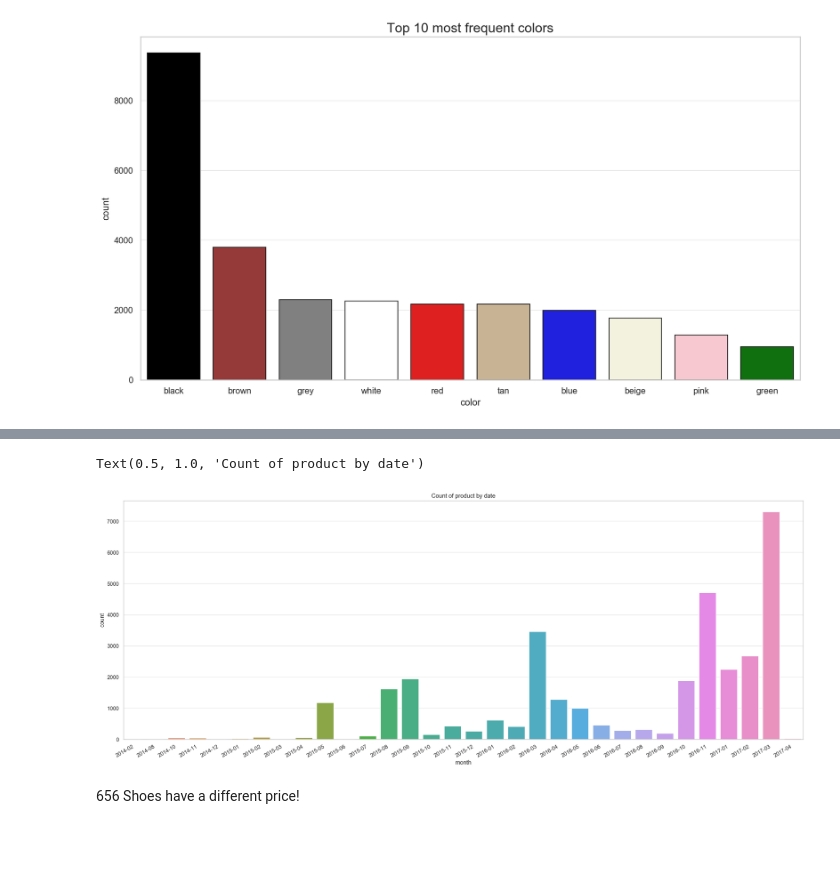
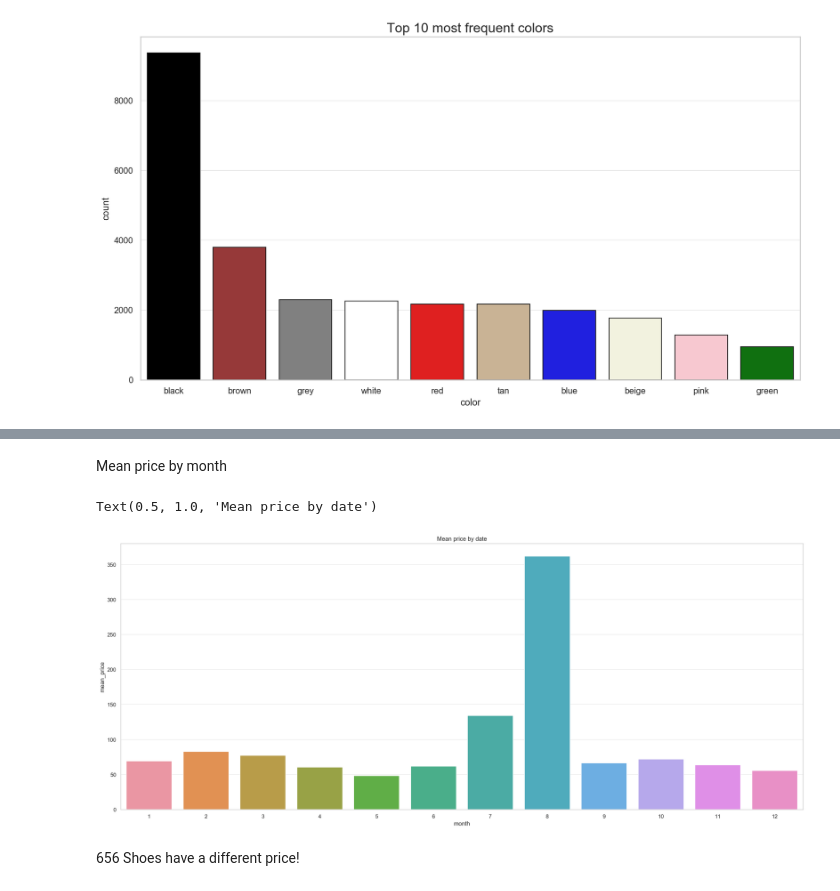
Before and after one commit to robotenique/EDA-shoes-data, a Jupyter notebook: DataScienceEP1_juliano.ipynb, the cells around one changed output, grey strips where cells are left out. Drawn from its saved outputs; the diff is of its cells as text; code cells hidden in the pictures; blank space fills up the shorter version.

```diff
--- a/DataScienceEP1_juliano.ipynb
+++ b/DataScienceEP1_juliano.ipynb
@@ -306,19 +299,20 @@ sns.jointplot(x="prices_amountMax", y="prices_amountMin", data=df1)
+# %% [markdown]
+Mean price by month
 # %%
 fig, ax = plt.subplots(figsize=(25, 10))
 g = sns.barplot(
     x="month",
-    y="count",
-    data=df1.groupby(pd.to_datetime(df1.dateAdded).dt.strftime("%Y-%m"))
-    .id.count()
+    y="mean_price",
+    data=df1.groupby(pd.to_datetime(df1.dateAdded).dt.month)
+    .apply(lambda df: df.prices_amountMax.mean())
     .reset_index()
-    .rename(columns=dict(dateAdded="month", id="count")),
-    ax=ax
+    .rename(columns={"dateAdded": "month", 0: "mean_price"}),
+    ax=ax,
 )
-ax.set_title("Count of product by date");
-fig.autofmt_xdate()
+ax.set_title("Mean price by date")
 # %% [output]
-Text(0.5, 1.0, 'Count of product by date')
+Text(0.5, 1.0, 'Mean price by date')
-[figure, old version]
+[figure, new version]
 # %% [markdown]
 656 Shoes have a different price!
 # %%
```
Also changed, not shown: parts of 9 cells of this notebook.
